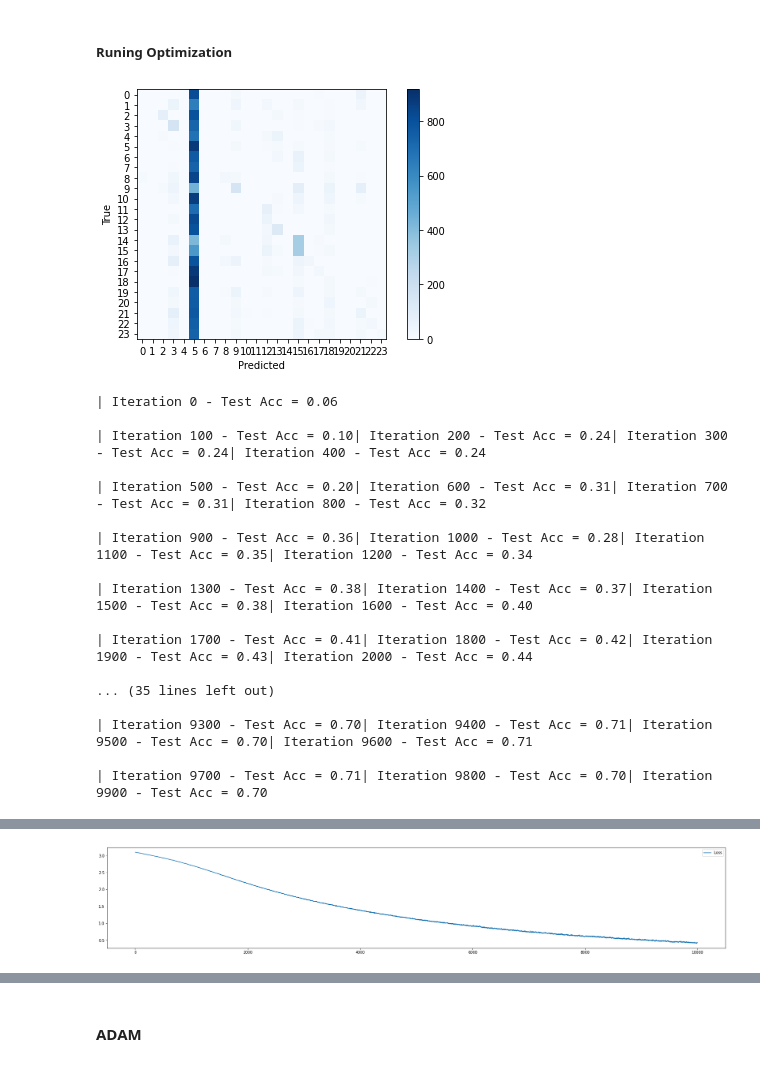
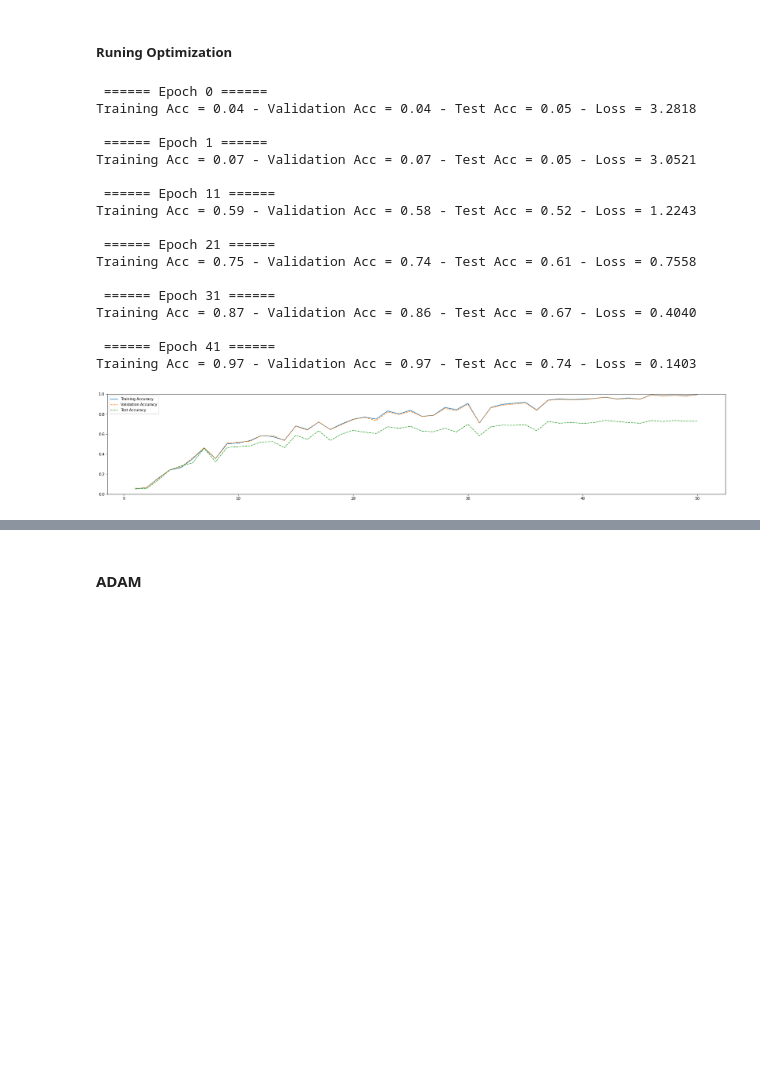
Before and after one commit to AminAlam/sign-language-Detector, a Jupyter notebook: Q01.ipynb, the cells around one changed output, grey strips where cells are left out. Cells and saved outputs as stored; diff of their text form; code cells hidden in the pictures; blank space fills up the shorter version.

```diff
--- a/Q01.ipynb
+++ b/Q01.ipynb
@@ -23,8 +23,8 @@ Mounted at /content/drive
 # %% [markdown]
 ## Loading datas
 # %%
-train_data_dir = r'/content/drive/My Drive/Courses/DeepLearning/Q1_train.csv'
-test_data_dir = r'/content/drive/My Drive/Courses/DeepLearning/Q1_test.csv'
+train_data_dir = r'/content/drive/My Drive/Courses/DeepLearning/HW01/Q1_train.csv'
+test_data_dir = r'/content/drive/My Drive/Courses/DeepLearning/HW01/Q1_test.csv'
 data_train = []
 data_test = []
 with open(train_data_dir, 'r') as csvfile:
@@ -237,3 +263,0 @@ print_confusion_matrix()
-# %%
-Test_Accuracy = session.run(accuracy, feed_dict=feed_dict_test)
-print(Test_Accuracy)
@@ -378,3 +358,0 @@ print_confusion_matrix()
-# %%
-Test_Accuracy = session.run(accuracy, feed_dict=feed_dict_test)
-print(Test_Accuracy)
@@ -535,8 +513,8 @@ print(Test_Accuracy)
 # %%
 tf.reset_default_graph()
 
-learning_rate = 0.005
-batch_size = 100
+learning_rate = 0.1
+batch_size = 64
 
 hl1_n = int(2*img_size_flat)
 hl2_n = int(img_size_flat)
@@ -560,21 +538,21 @@ biases_out = tf.Variable(tf.random_normal([num_classes],mean=0,stddev=1/np.sqrt(
 keep_prob = tf.placeholder(tf.float32)
 
 
-
-
 y_1 = tf.matmul(x, weights_1) + biases_1
 y_1_act = tf.nn.sigmoid(y_1)
 y_1_act_DO = tf.compat.v1.layers.dropout(y_1_act)
+y_1_act_DO_BN = tf.compat.v1.layers.batch_normalization(y_1_act_DO)
 
-
-y_2 = tf.matmul(y_1_act_DO, weights_2) + biases_2
+y_2 = tf.matmul(y_1_act_DO_BN, weights_2) + biases_2
 y_2_act = tf.nn.sigmoid(y_2)
 y_2_act_DO = tf.compat.v1.layers.dropout(y_2_act)
+y_2_act_DO_BN = tf.compat.v1.layers.batch_normalization(y_2_act_DO)
 
-y_pred = tf.matmul(y_2_act_DO, weights_out) + biases_out
+y_pred = tf.matmul(y_2_act_DO_BN, weights_out) + biases_out
 y_pred_act = tf.nn.softmax(y_pred)
 y_pred_act_DO = tf.compat.v1.layers.dropout(y_pred_act, name="Y_PRED")
-y_pred_cls = tf.argmax(y_pred_act_DO, axis=1, name="Y_PRED_CLS")
+y_pred_act_DO_BN = tf.compat.v1.layers.dropout(y_pred_act, name="Y_PRED")
+y_pred_cls = tf.argmax(y_pred_act_DO_BN, axis=1, name="Y_PRED_CLS")
 
 loss = tf.nn.softmax_cross_entropy_with_logits_v2(logits=y_pred, labels=y_true)
 # loss = tf.compat.v1.losses.mean_squared_error(y_true, y_pred)
@@ -673,40 +587,41 @@ def print_confusion_matrix():
 # %% [markdown]
 ##### Runing Optimization
 # %%
-print_confusion_matrix()
-num_iterations = 10000
-[accs_train, accs_validation, loss] = optimize(num_iterations, feed_dict_train, feed_dict_validation)
+# print_confusion_matrix()
+num_epochs = 50
+batch_size = 64
+[accs_train, accs_validation, accs_test, loss] = optimize(num_epochs, batch_size, feed_dict_train, feed_dict_validation)
 
 fig, axes = plt.subplots(1, 1, figsize=(30,5))
-plt.plot(np.linspace(1, num_iterations, num_iterations), accs_train, label='Training Accuracy')
-plt.plot(np.linspace(1, num_iterations, num_iterations), accs_validation, '--', label='Validation Accuracy')
-
+plt.plot(np.linspace(1, num_epochs, num_epochs), accs_train, label='Training Accuracy')
+plt.plot(np.linspace(1, num_epochs, num_epochs), accs_validation, '--', label='Validation Accuracy')
+plt.plot(np.linspace(1, num_epochs, num_epochs), accs_test, '--', label='Test Accuracy')
 plt.ylim([0,1])
 plt.legend()
 plt.show()
 
 fig, axes = plt.subplots(1, 1, figsize=(30,5))
-plt.plot(np.linspace(1, num_iterations, num_iterations), loss, label='Loss')
+plt.plot(np.linspace(1, num_epochs, num_epochs), loss, label='Loss')
 plt.legend()
 plt.show()
 
-print_confusion_matrix()
+# print_confusion_matrix()
 # %% [output]
+ ====== Epoch 0 ======
+Training Acc = 0.04 - Validation Acc = 0.04 - Test Acc = 0.05 - Loss = 3.2818
+
+ ====== Epoch 1 ======
+Training Acc = 0.07 - Validation Acc = 0.07 - Test Acc = 0.05 - Loss = 3.0521
+
+ ====== Epoch 11 ======
+Training Acc = 0.59 - Validation Acc = 0.58 - Test Acc = 0.52 - Loss = 1.2243
+
+ ====== Epoch 21 ======
+Training Acc = 0.75 - Validation Acc = 0.74 - Test Acc = 0.61 - Loss = 0.7558
+
+ ====== Epoch 31 ======
+Training Acc = 0.87 - Validation Acc = 0.86 - Test Acc = 0.67 - Loss = 0.4040
+
+ ====== Epoch 41 ======
+Training Acc = 0.97 - Validation Acc = 0.97 - Test Acc = 0.74 - Loss = 0.1403
-[figure, old version]
+[figure, new version]
-| Iteration 0 - Test Acc = 0.06
-
-| Iteration 100 - Test Acc = 0.10| Iteration 200 - Test Acc = 0.24| Iteration 300 - Test Acc = 0.24| Iteration 400 - Test Acc = 0.24
-
-| Iteration 500 - Test Acc = 0.20| Iteration 600 - Test Acc = 0.31| Iteration 700 - Test Acc = 0.31| Iteration 800 - Test Acc = 0.32
-
-| Iteration 900 - Test Acc = 0.36| Iteration 1000 - Test Acc = 0.28| Iteration 1100 - Test Acc = 0.35| Iteration 1200 - Test Acc = 0.34
-
-| Iteration 1300 - Test Acc = 0.38| Iteration 1400 - Test Acc = 0.37| Iteration 1500 - Test Acc = 0.38| Iteration 1600 - Test Acc = 0.40
-
-| Iteration 1700 - Test Acc = 0.41| Iteration 1800 - Test Acc = 0.42| Iteration 1900 - Test Acc = 0.43| Iteration 2000 - Test Acc = 0.44
-
-... (35 lines left out)
-
-| Iteration 9300 - Test Acc = 0.70| Iteration 9400 - Test Acc = 0.71| Iteration 9500 - Test Acc = 0.70| Iteration 9600 - Test Acc = 0.71
-
-| Iteration 9700 - Test Acc = 0.71| Iteration 9800 - Test Acc = 0.70| Iteration 9900 - Test Acc = 0.70
@@ -714 +628,0 @@ print_confusion_matrix()
-[figure, removed]
```
Also changed, not shown: parts of 45 cells of this notebook.
